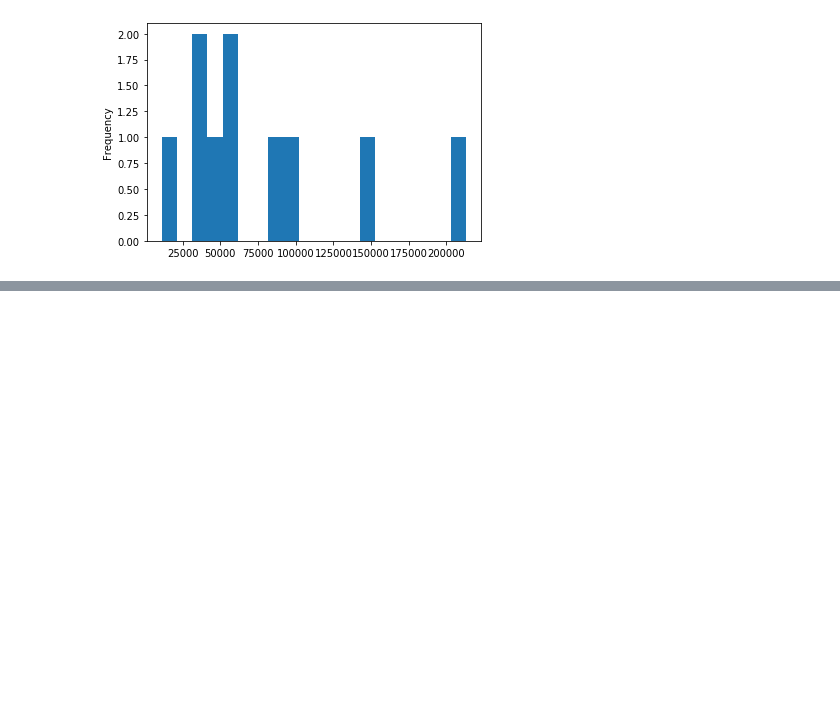
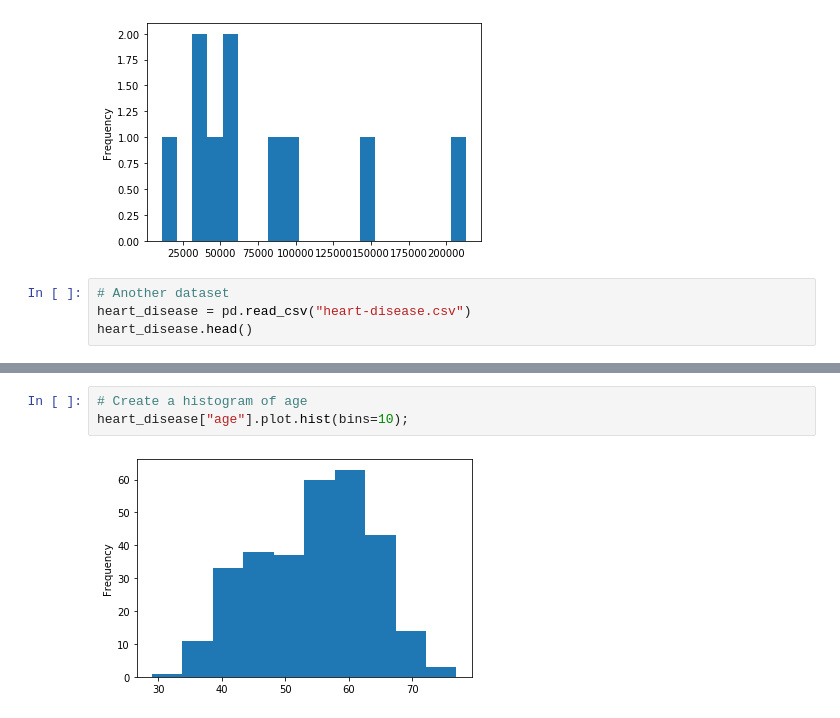
Before and after one commit to negreteo/conda_sample_project, a Jupyter notebook: introduction-to-matplotlib.ipynb, the cells around one changed output, grey strips where cells are left out. Saved outputs shown, nothing was run; the diff lists cells and outputs as text; blank space fills up the shorter version.

Commit message:
Plotting from Pandas DataFrames 4

```diff
--- a/introduction-to-matplotlib.ipynb
+++ b/introduction-to-matplotlib.ipynb
@@ -307,3 +307,7 @@ car_sales["Odometer (KM)"].plot(kind="hist");
 car_sales["Odometer (KM)"].plot.hist(bins=20);
 # %% [output]
 [figure]
+# %%
+# Another dataset
+heart_disease = pd.read_csv("heart-disease.csv")
+heart_disease.head()
@@ -309,0 +321,5 @@ car_sales["Odometer (KM)"].plot.hist(bins=20);
+# %%
+# Create a histogram of age
+heart_disease["age"].plot.hist(bins=10);
+# %% [output]
+[figure, added]
```
Also changed, not shown: parts of 2 cells of this notebook.
